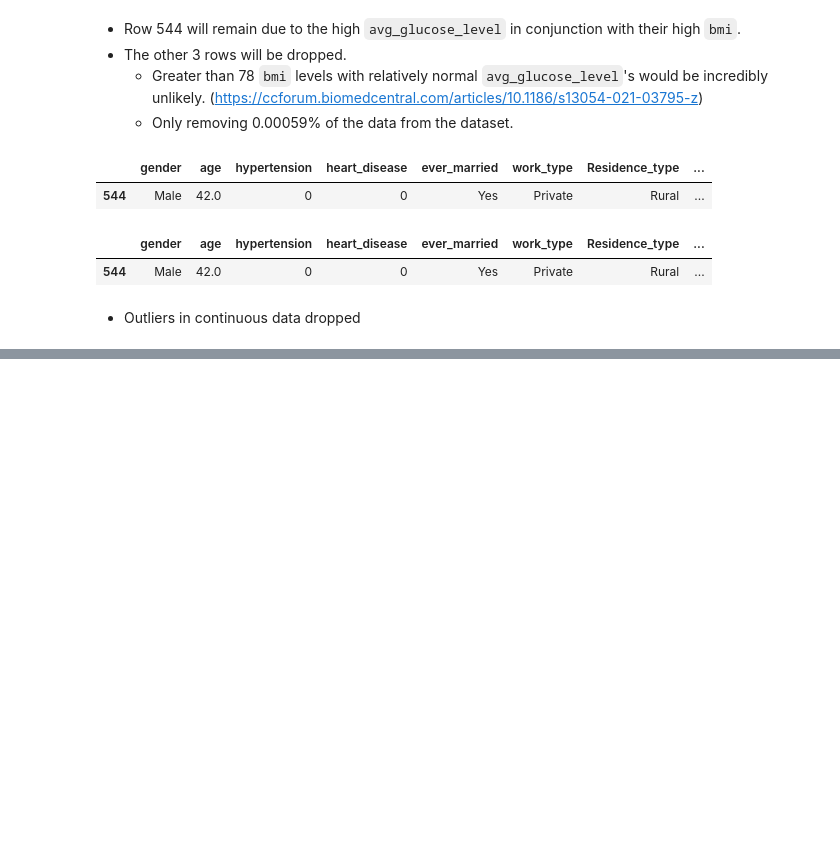
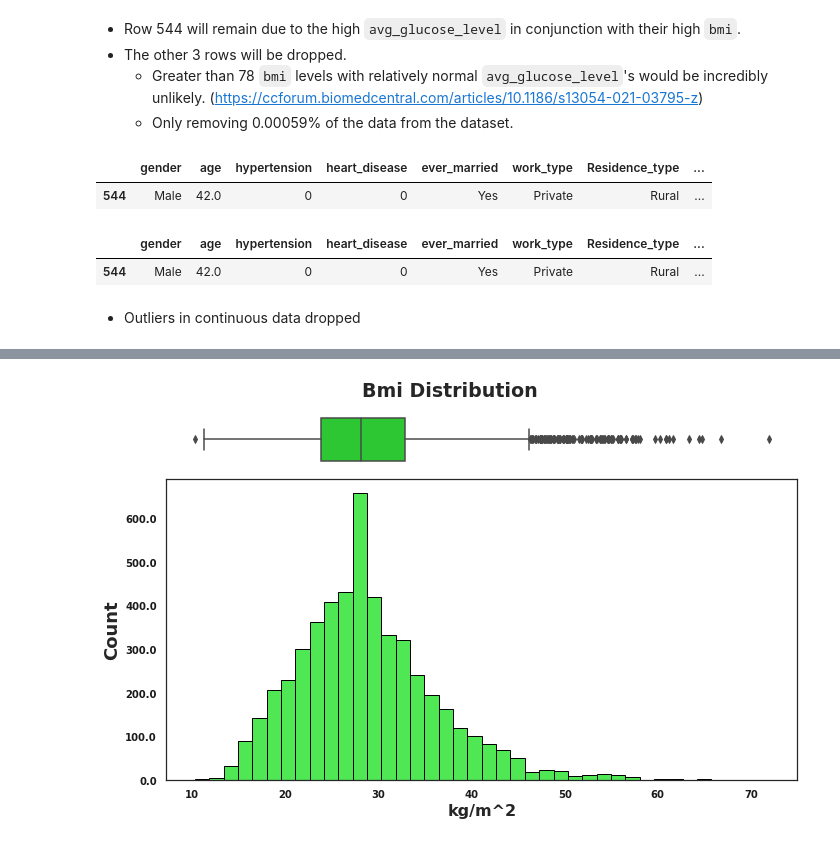
Before and after one commit to coding-dojo-data-science/Project-2-exemplar, a Jupyter notebook: Stroke_Prediction_Project.ipynb, the cells around one changed output, grey strips where cells are left out. Cells and saved outputs as stored; diff of their text form; code cells hidden in the pictures; blank space fills up the shorter version.

```diff
--- a/Stroke_Prediction_Project.ipynb
+++ b/Stroke_Prediction_Project.ipynb
@@ -245,0 +317,4 @@ display(ml_df[ml_df['bmi'] > 70])
+# %%
+hist_box_plot('bmi', 'kg/m^2', 40)
+# %% [output]
+[figure, added]
```
Also changed, not shown: parts of 20 cells of this notebook.
